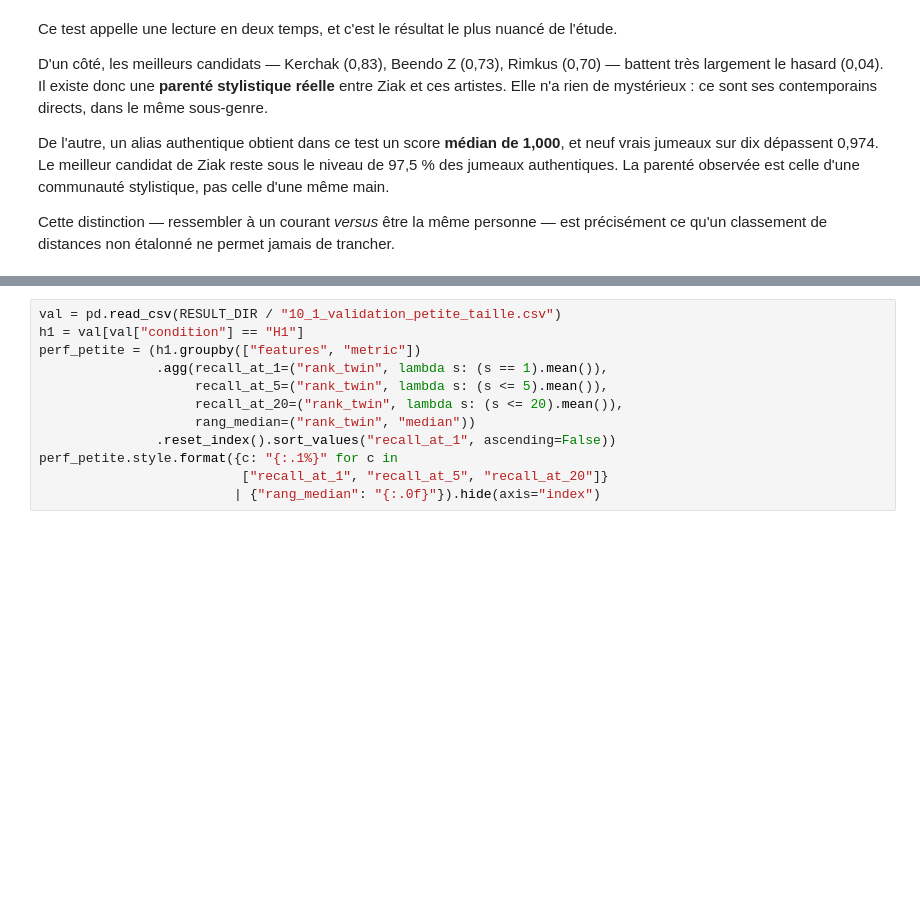
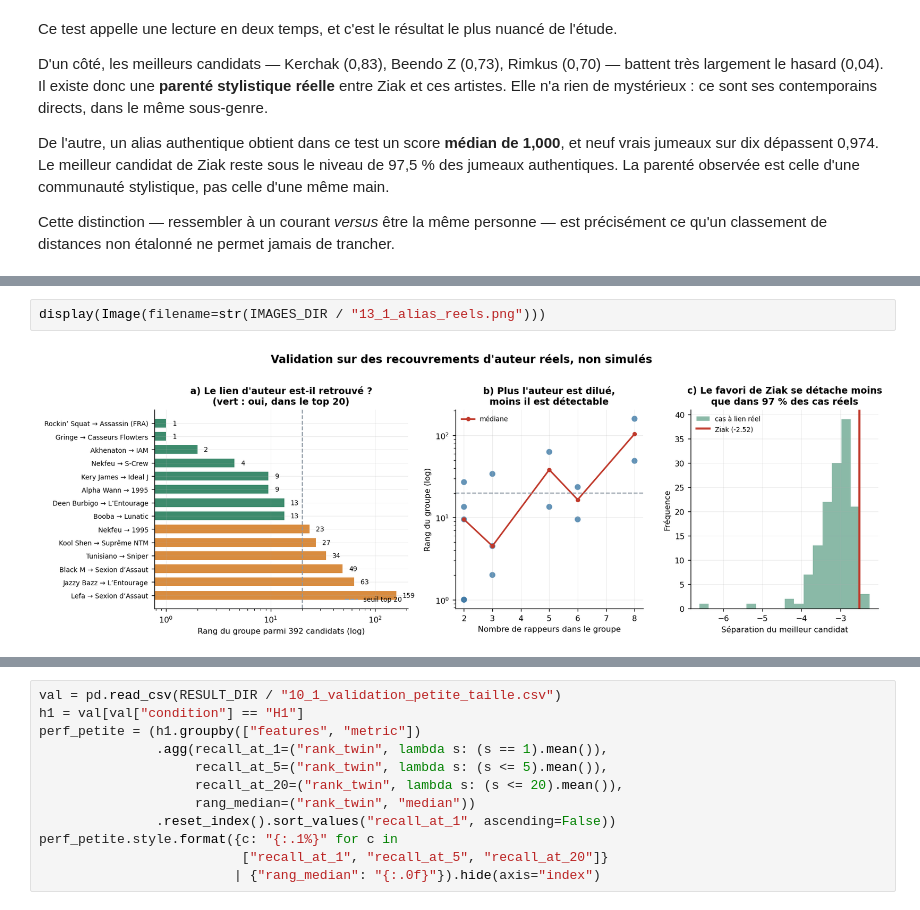
Before and after one commit to Tasswest/CPES2027, a Jupyter notebook: 02_stylometrie_ziak.ipynb, the cells around one changed output, grey strips where cells are left out. Drawn from its saved outputs; the diff is of its cells as text; blank space fills up the shorter version.

```diff
--- a/02_stylometrie_ziak.ipynb
+++ b/02_stylometrie_ziak.ipynb
@@ -463,0 +519,4 @@ précisément ce qu'un classement de distances non étalonné ne permet jamais d
+# %%
+display(Image(filename=str(IMAGES_DIR / "13_1_alias_reels.png")))
+# %% [output]
+[figure, added]
```
Also changed, not shown: parts of 19 cells of this notebook, 8 other files.
